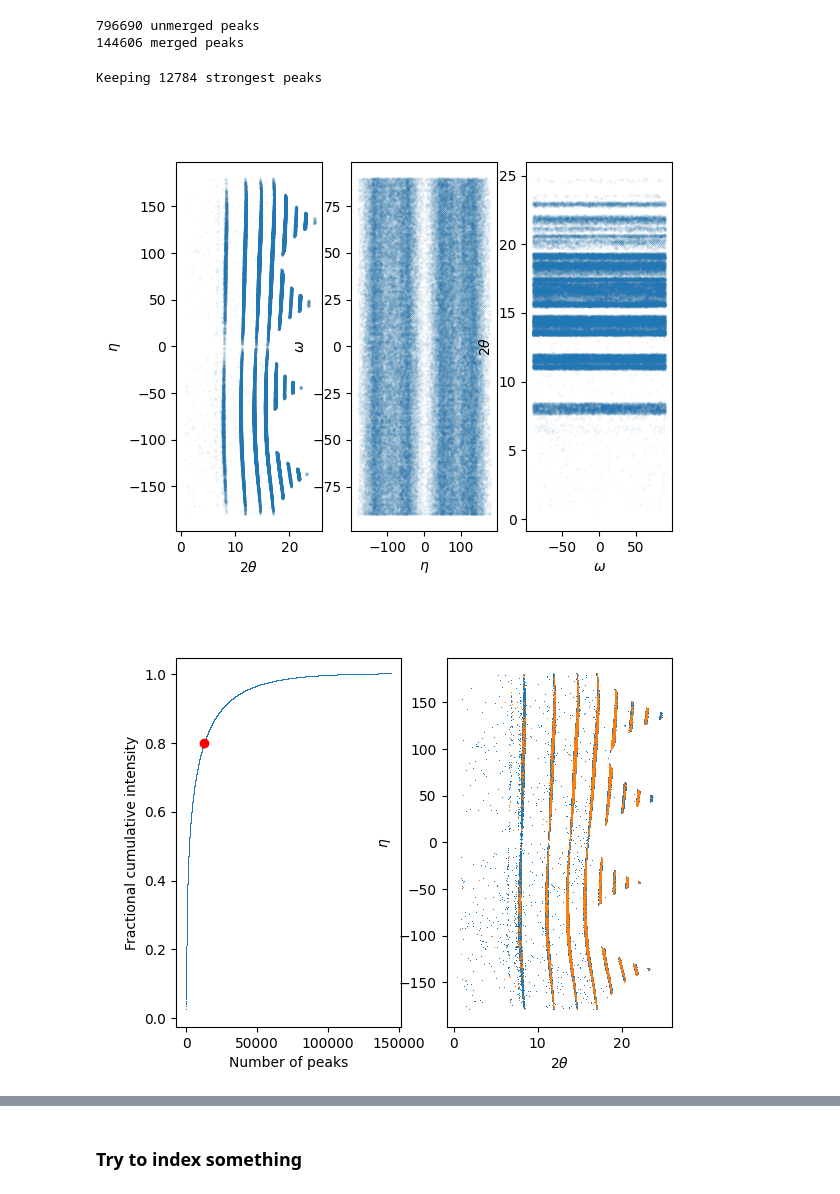
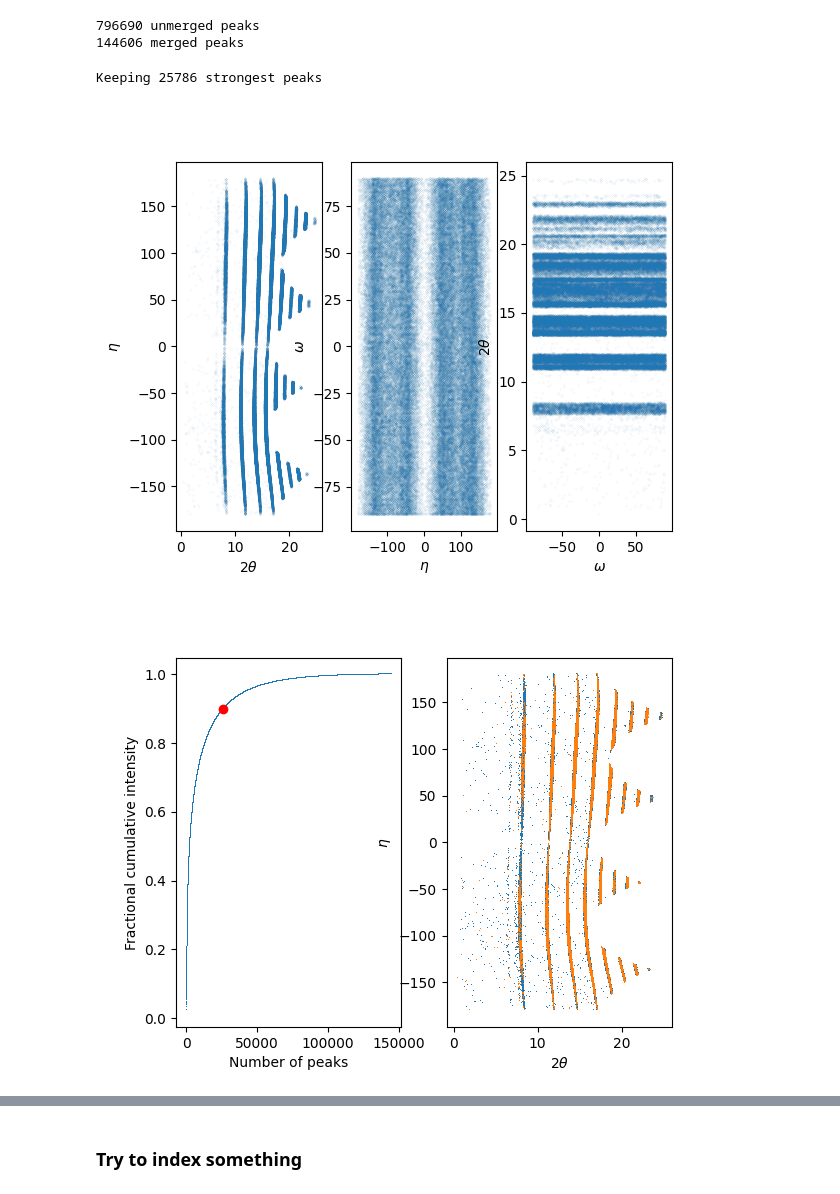
Before and after one commit to jhektor/DDDXRD, a Jupyter notebook: notebooks/indexing_linebeam_ID11.ipynb, the cells around one changed output, grey strips where cells are left out. Saved outputs shown, nothing was run; the diff lists cells and outputs as text; code cells hidden in the pictures.

```diff
--- a/notebooks/indexing_linebeam_ID11.ipynb
+++ b/notebooks/indexing_linebeam_ID11.ipynb
@@ -25,8 +27,8 @@ splinefile = '/Users/al8720/Library/CloudStorage/OneDrive-Malmöuniversitet/pro
 # %% [markdown]
 #### Fit the geometry using one scan
 # %%
-h5ds = os.path.join(analysisroot,sample,f'ds_{scan_name}.h5')
-h5peaks = os.path.join(analysisroot,sample,f'pks_{scan_name}_{scan_id}.h5')
+h5ds = os.path.join(analysisroot,sample,scan_name,f'ds_{scan_name}.h5')
+h5peaks = os.path.join(analysisroot,sample,scan_name,f'pks_{scan_name}_{scan_id}.h5')
 ds = ImageD11.sinograms.dataset.load(h5ds)
 pks_table = ImageD11.sinograms.properties.pks_table.load(h5peaks)
 # %%
@@ -251,11 +259,11 @@ def domap(  colf,
     return gl
 # %%
 cf = tocolf(pks_3d_dict,parfile,splinefile,plot=True)
-mask = select_strongest_peaks(cf,frac=0.8,B=0.2,plot=True)
+mask = select_strongest_peaks(cf,frac=0.9,B=0.2,plot=True)
 # %% [output]
-Keeping 12784 strongest peaks
+Keeping 25786 strongest peaks
 [figure]
-[figure, old version]
+[figure, new version]
 # %%
 uc = ImageD11.unitcell.unitcell_from_parameters(cf.parameters)
 uc.makerings(np.max(cf.ds))
```
Also changed, not shown: parts of 19 cells of this notebook.
